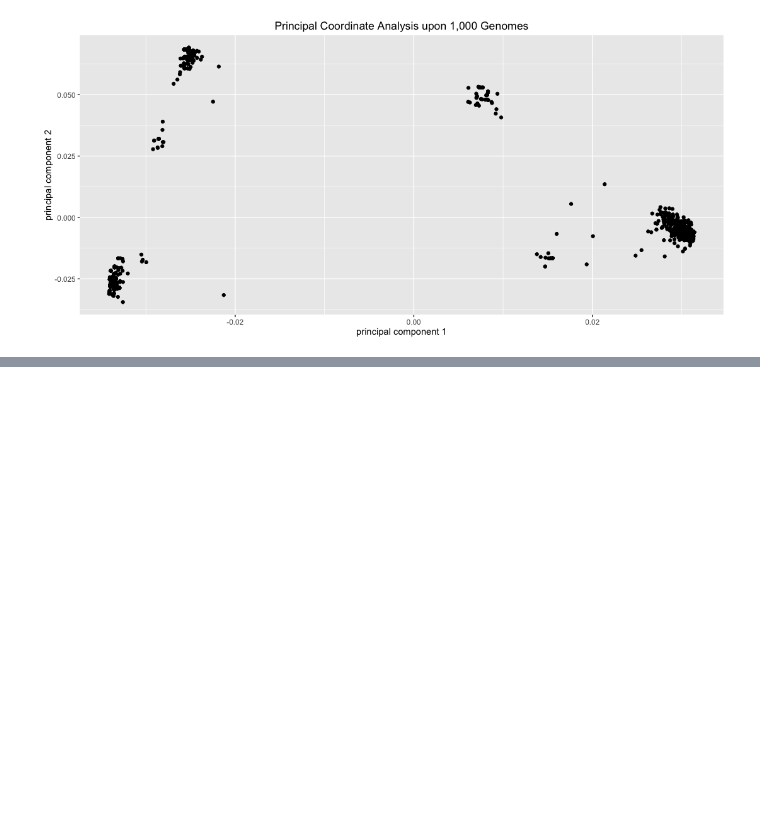
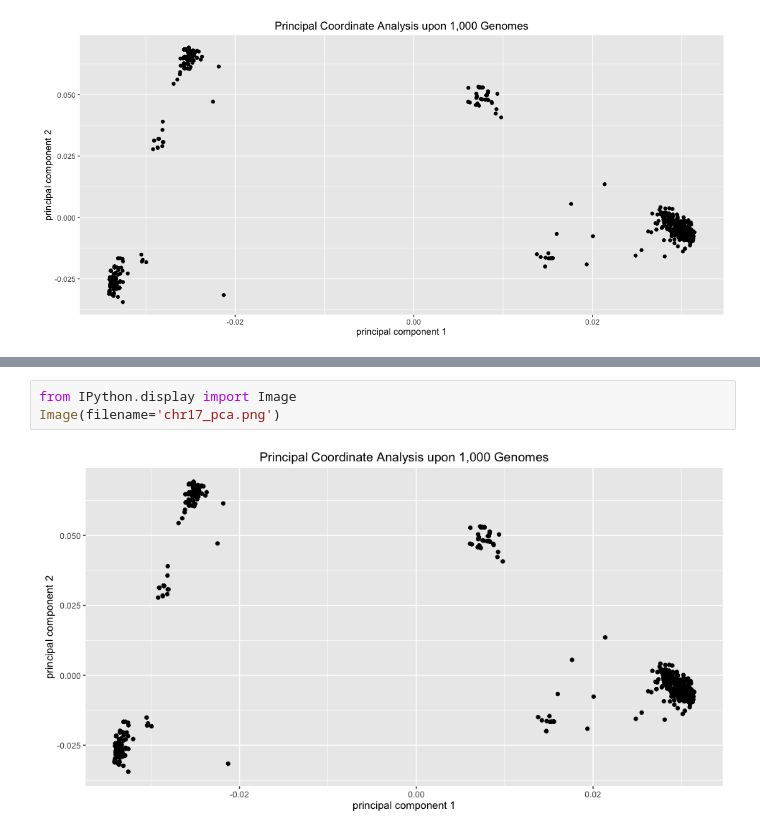
Before and after one commit to spjoshi/Google_Genomics, a Jupyter notebook: Guidelines.ipynb, the cells around one changed output, grey strips where cells are left out. Cells and saved outputs as stored; diff of their text form; blank space fills up the shorter version.

```diff
--- a/Guidelines.ipynb
+++ b/Guidelines.ipynb
@@ -469,0 +544,5 @@ Image(filename='pca2variants.png')
+# %%
+from IPython.display import Image
+Image(filename='chr17_pca.png')
+# %% [output]
+[figure, added]
```
Also changed, not shown: parts of 2 cells of this notebook.
